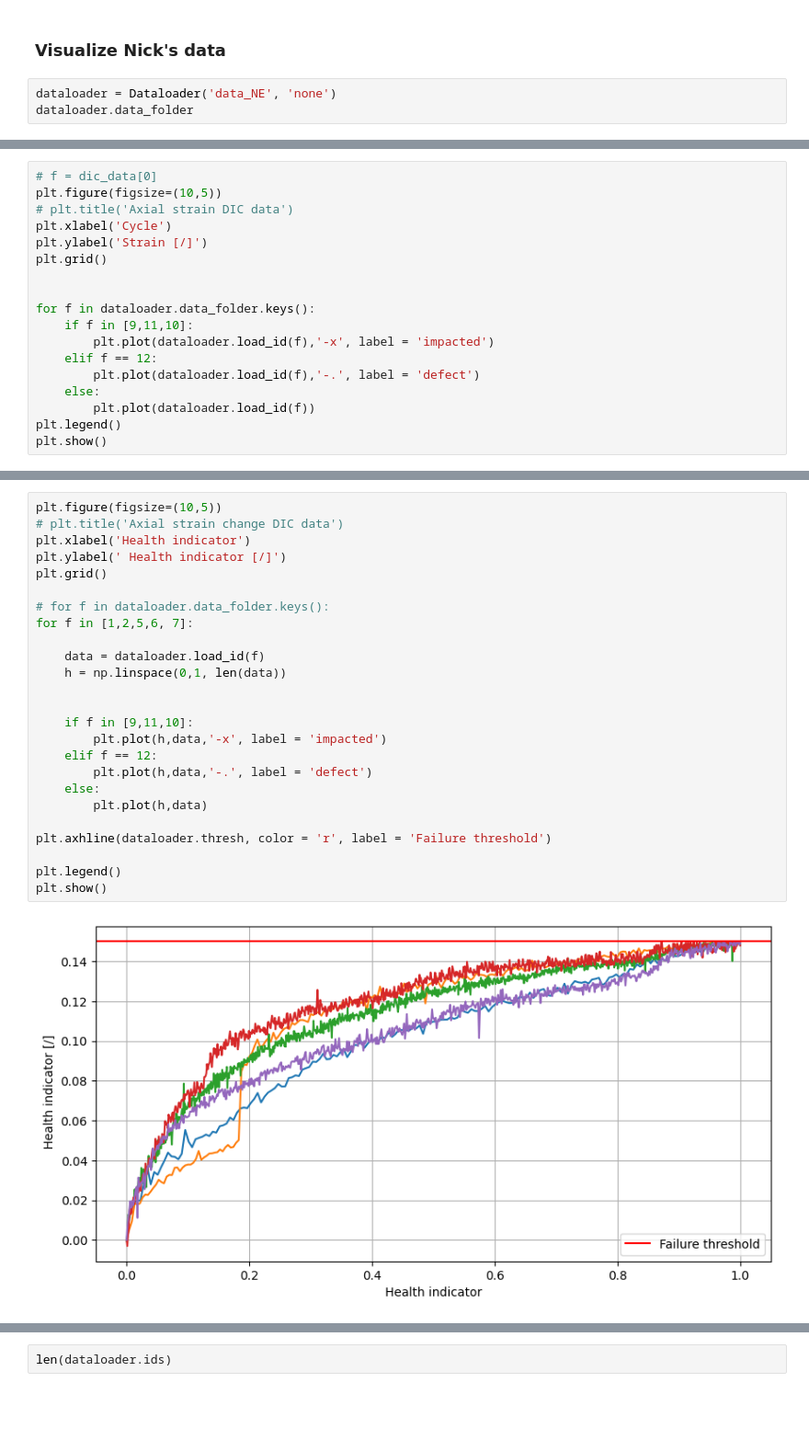
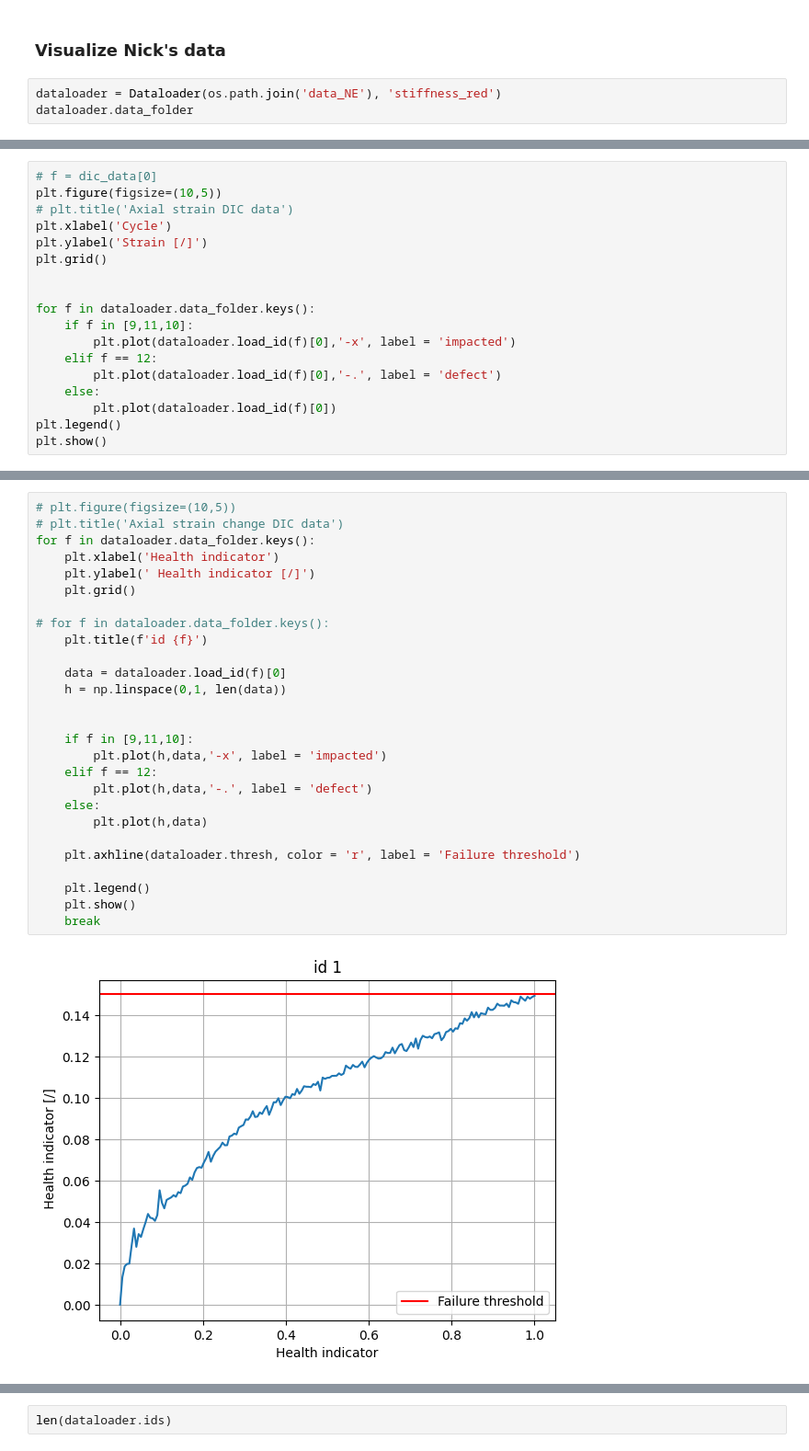
Before and after one commit to bbrisch/adaptive_bayesian_filter_prognostics, a Jupyter notebook: visulizations.ipynb, the cells around one changed output, grey strips where cells are left out. Shown at 92% size. Cells and saved outputs as stored; diff of their text form; blank space fills up the shorter version.

```diff
--- a/visulizations.ipynb
+++ b/visulizations.ipynb
@@ -10,7 +10,7 @@ from  scipy.optimize import curve_fit
 # %% [markdown]
 ### Visualize Nick's data
 # %%
-dataloader = Dataloader('data_NE', 'none')
+dataloader = Dataloader(os.path.join('data_NE'), 'stiffness_red')
 dataloader.data_folder
 # %% [output]
 {1: 'DIC_Specimen01.csv',
@@ -34,11 +33,11 @@ plt.grid()
 
 for f in dataloader.data_folder.keys():
     if f in [9,11,10]:
-        plt.plot(dataloader.load_id(f),'-x', label = 'impacted')
+        plt.plot(dataloader.load_id(f)[0],'-x', label = 'impacted')
     elif f == 12:
-        plt.plot(dataloader.load_id(f),'-.', label = 'defect')
+        plt.plot(dataloader.load_id(f)[0],'-.', label = 'defect')
     else:
-        plt.plot(dataloader.load_id(f))
+        plt.plot(dataloader.load_id(f)[0])
 plt.legend()
 plt.show()
 # %% [output]
@@ -72,27 +72,29 @@ The PostScript backend does not support transparency; partially transparent arti
 # %%
-plt.figure(figsize=(10,5))
+# plt.figure(figsize=(10,5))
 # plt.title('Axial strain change DIC data')
-plt.xlabel('Health indicator')
-plt.ylabel(' Health indicator [/]')
-plt.grid()
+for f in dataloader.data_folder.keys():
+    plt.xlabel('Health indicator')
+    plt.ylabel(' Health indicator [/]')
+    plt.grid()
 
 # for f in dataloader.data_folder.keys():
-for f in [1,2,5,6, 7]:
+    plt.title(f'id {f}')
 
-    data = dataloader.load_id(f)
+    data = dataloader.load_id(f)[0]
     h = np.linspace(0,1, len(data))
 
 
     if f in [9,11,10]:
         plt.plot(h,data,'-x', label = 'impacted')
     elif f == 12:
         plt.plot(h,data,'-.', label = 'defect')
     else:
         plt.plot(h,data)
 
-plt.axhline(dataloader.thresh, color = 'r', label = 'Failure threshold')
+    plt.axhline(dataloader.thresh, color = 'r', label = 'Failure threshold')
 
-plt.legend()
-plt.show()
+    plt.legend()
+    plt.show()
+    break
 # %% [output]
-[figure, old version]
+[figure, new version]
```
Also changed, not shown: parts of 15 cells of this notebook, 17 other files.
